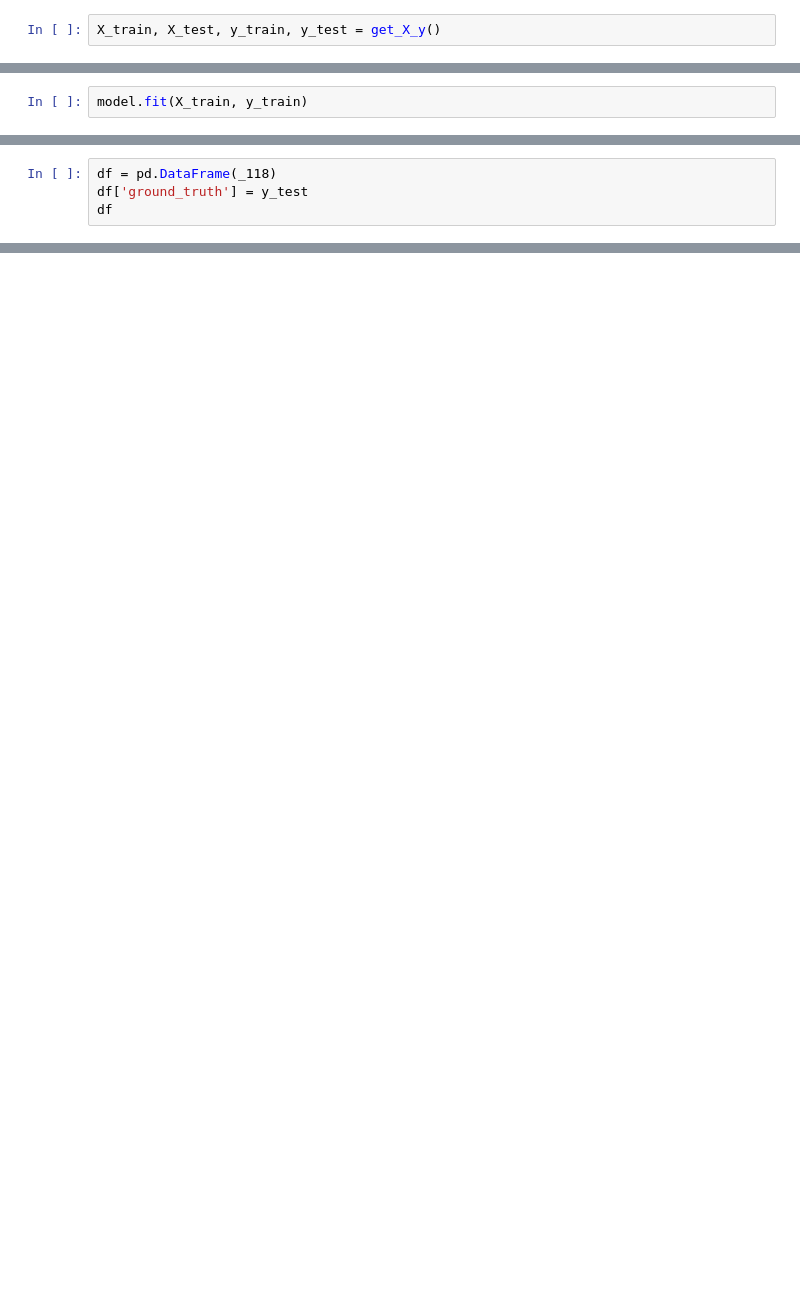
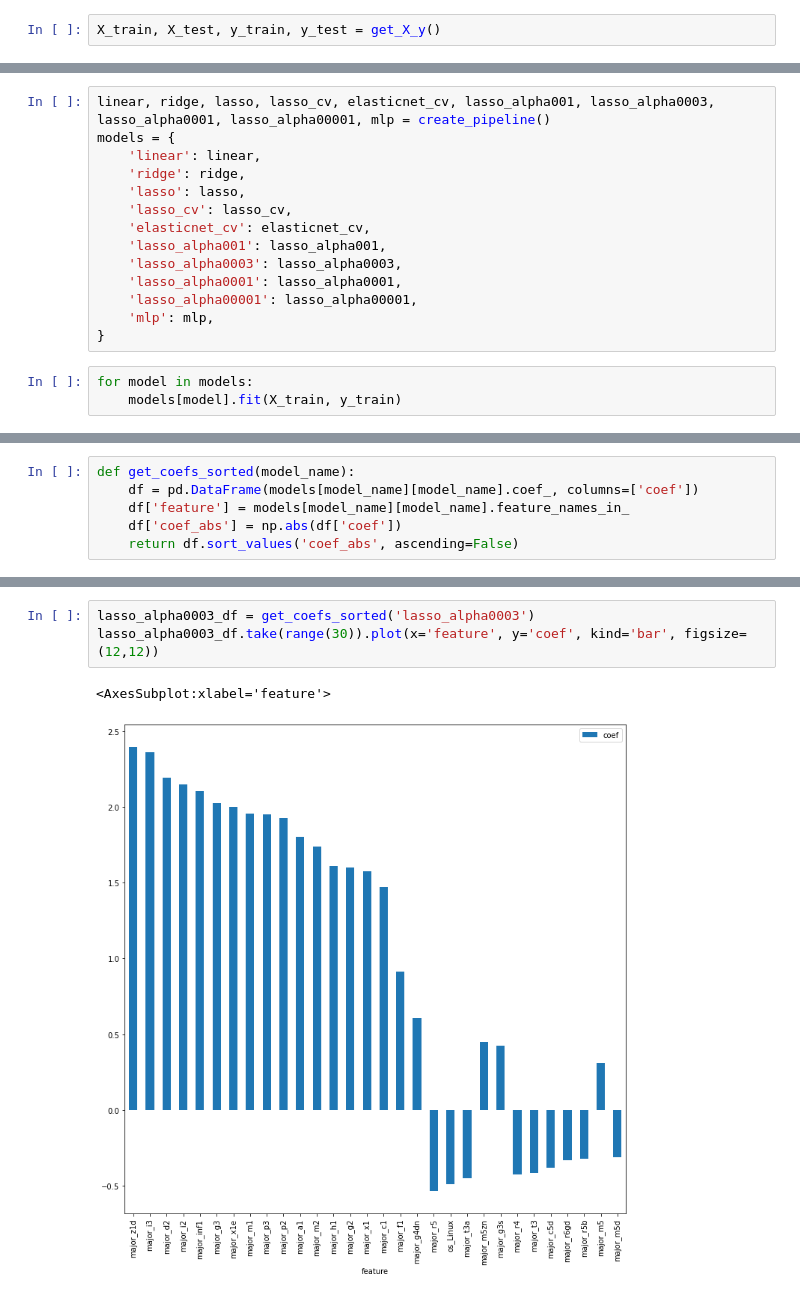
Before and after one commit to TechnionDev/AWSSpotPricePredictions, a Jupyter notebook: interruptions.ipynb, the cells around one changed output, grey strips where cells are left out. Saved outputs shown, nothing was run; the diff lists cells and outputs as text; blank space fills up the shorter version.

```diff
--- a/interruptions.ipynb
+++ b/interruptions.ipynb
@@ -89,2 +176,17 @@ model = create_pipeline()
+# %%
+linear, ridge, lasso, lasso_cv, elasticnet_cv, lasso_alpha001, lasso_alpha0003, lasso_alpha0001, lasso_alpha00001, mlp = create_pipeline()
+models = {
+    'linear': linear,
+    'ridge': ridge,
+    'lasso': lasso,
+    'lasso_cv': lasso_cv,
+    'elasticnet_cv': elasticnet_cv,
+    'lasso_alpha001': lasso_alpha001,
+    'lasso_alpha0003': lasso_alpha0003,
+    'lasso_alpha0001': lasso_alpha0001,
+    'lasso_alpha00001': lasso_alpha00001,
+    'mlp': mlp,
+}
 # %%
-model.fit(X_train, y_train)
+for model in models:
+    models[model].fit(X_train, y_train)
@@ -109,4 +192,0 @@ array([1, 1, 4, ..., 4, 0, 1])
-# %%
-df = pd.DataFrame(_118)
-df['ground_truth'] = y_test
-df
@@ -126,0 +241,6 @@ df
+# %%
+def get_coefs_sorted(model_name):
+    df = pd.DataFrame(models[model_name][model_name].coef_, columns=['coef'])
+    df['feature'] = models[model_name][model_name].feature_names_in_
+    df['coef_abs'] = np.abs(df['coef'])
+    return df.sort_values('coef_abs', ascending=False)
@@ -126,0 +382,6 @@ df
+# %%
+lasso_alpha0003_df = get_coefs_sorted('lasso_alpha0003')
+lasso_alpha0003_df.take(range(30)).plot(x='feature', y='coef', kind='bar', figsize=(12,12))
+# %% [output]
+<AxesSubplot:xlabel='feature'>
+[figure, added]
```
Also changed, not shown: parts of 34 cells of this notebook.
